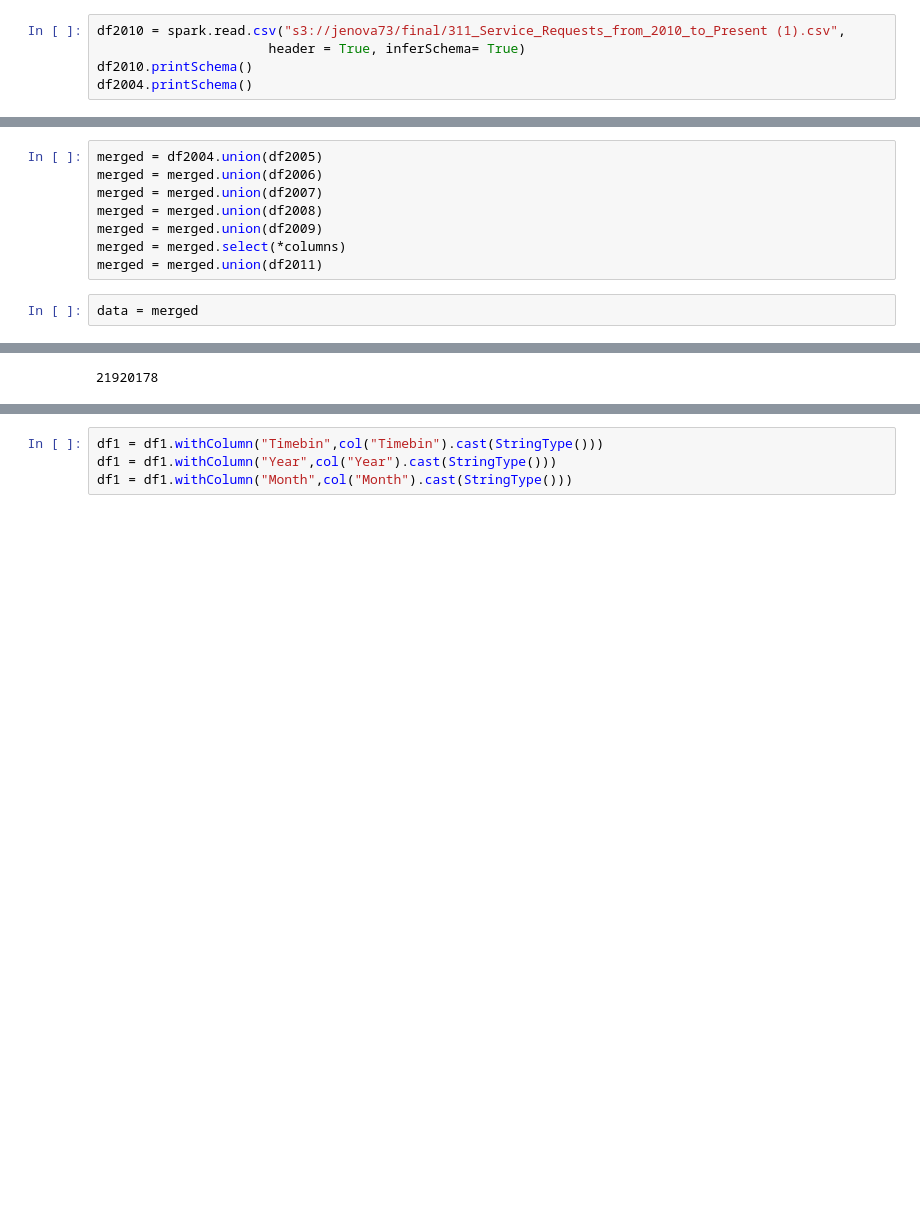
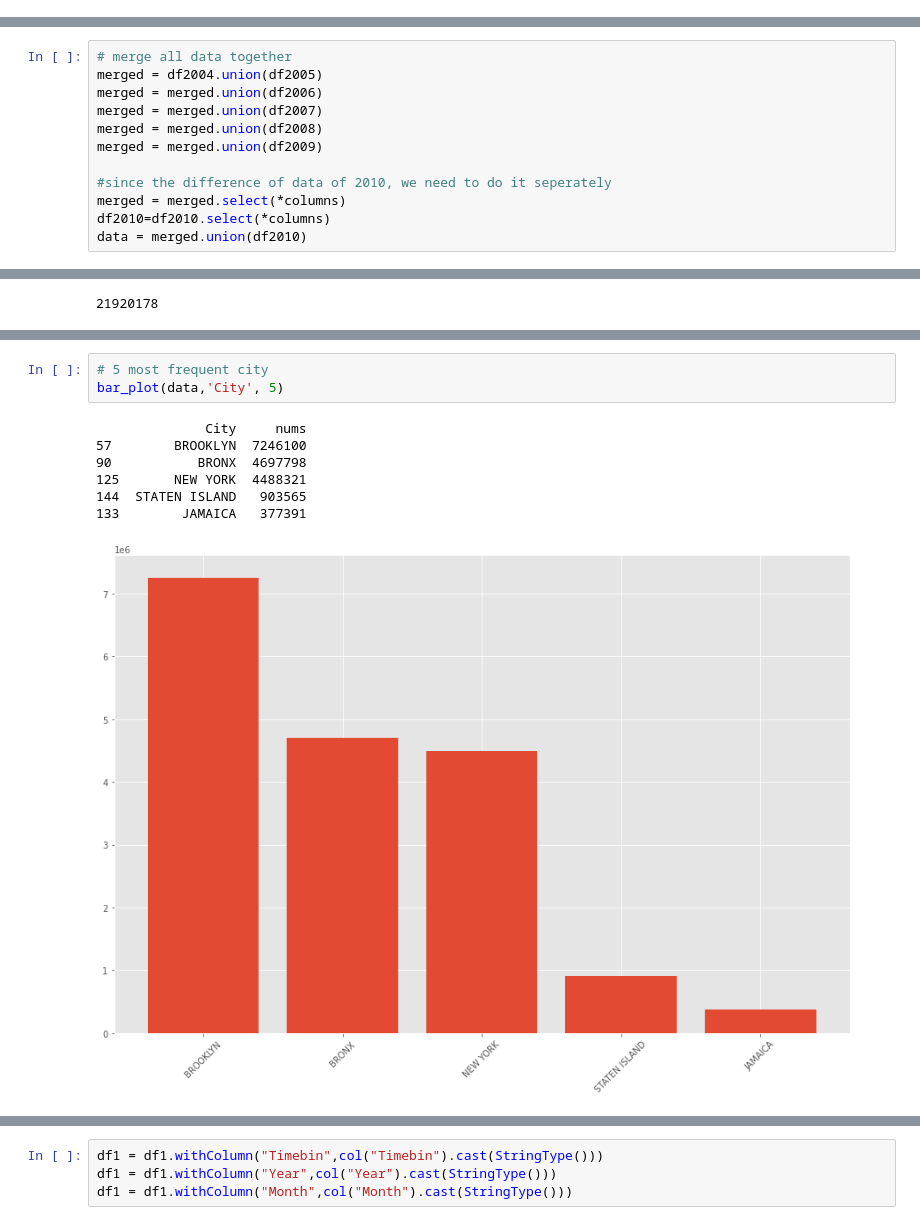
Before and after one commit to Jenova73/502_final_project, a Jupyter notebook: final_project.ipynb, the cells around one changed output, grey strips where cells are left out. Drawn from its saved outputs; the diff is of its cells as text; blank space fills up the shorter version.

```diff
--- a/final_project.ipynb
+++ b/final_project.ipynb
@@ -24,8 +25,3 @@ df2009 = spark.read.csv("s3://jenova73/final/311_Service_Requests_for_2009.csv",
                       header = True, inferSchema= True)
 df2010 = spark.read.csv("s3://jenova73/final/311_Service_Requests_from_2010_to_Present (1).csv",
                       header = True, inferSchema= True)
-# %%
-df2010 = spark.read.csv("s3://jenova73/final/311_Service_Requests_from_2010_to_Present (1).csv",
-                      header = True, inferSchema= True)
-df2010.printSchema()
-df2004.printSchema()
@@ -56,13 +56,15 @@ df2011=df2010.select(*columns)
 # %%
+# merge all data together
 merged = df2004.union(df2005)
 merged = merged.union(df2006)
 merged = merged.union(df2007)
 merged = merged.union(df2008)
 merged = merged.union(df2009)
+
+#since the difference of data of 2010, we need to do it seperately
 merged = merged.select(*columns)
-merged = merged.union(df2011)
+df2010=df2010.select(*columns)
+data = merged.union(df2010)
-# %%
-data = merged
 # %%
 data.printSchema()
 # %% [output]
@@ -100,0 +124,11 @@ data.count()
+# %%
+# 5 most frequent city
+bar_plot(data,'City', 5)
+# %% [output]
+              City     nums
+57        BROOKLYN  7246100
+90           BRONX  4697798
+125       NEW YORK  4488321
+144  STATEN ISLAND   903565
+133        JAMAICA   377391
+[figure, added]
```
Also changed, not shown: parts of 43 cells of this notebook.
